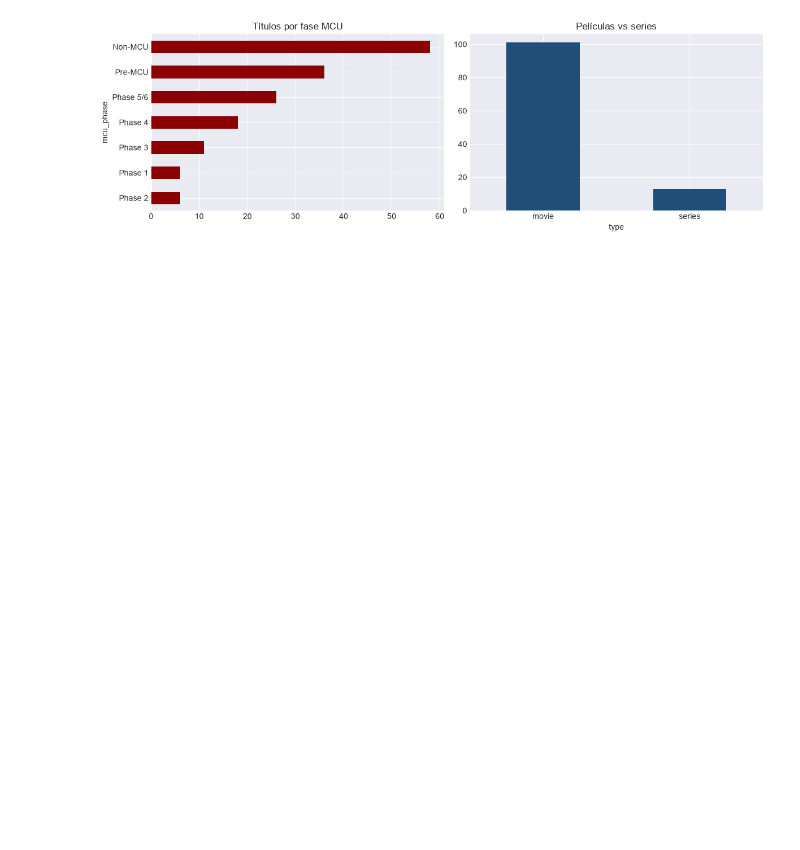
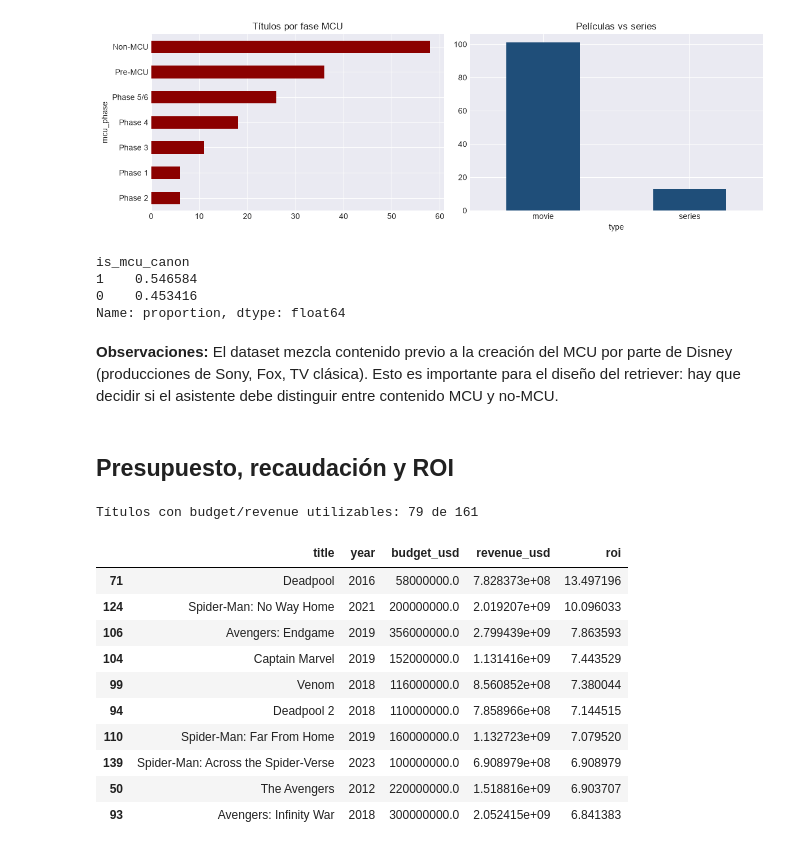
Before and after one commit to alegonzjur/MarvelIntelligenceAssistant, a Jupyter notebook: notebooks/01_eda_nb.ipynb, the cells around one changed output. Cells and saved outputs as stored; diff of their text form; code cells hidden in the pictures; blank space fills up the shorter version.

```diff
--- a/notebooks/01_eda_nb.ipynb
+++ b/notebooks/01_eda_nb.ipynb
@@ -112,3 +112,36 @@ plt.tight_layout()
 plt.show()
 # %% [output]
 [figure]
+# %%
+# Distribución de contenido del MCU y no-MCU.
+df_master['is_mcu_canon'].value_counts(normalize=True)
+# %% [output]
+is_mcu_canon
+1    0.546584
+0    0.453416
+Name: proportion, dtype: float64
+# %% [markdown]
+**Observaciones:** El dataset mezcla contenido previo a la creación del MCU por parte de Disney (producciones de Sony, Fox, TV clásica). Esto es importante para el diseño del retriever: hay que decidir si el asistente debe distinguir entre contenido MCU y no-MCU.
+# %% [markdown]
+## Presupuesto, recaudación y ROI
+# %%
+# Filtramos por budget y revenue positivos.
+fin = df_master[['title','year','budget_usd','revenue_usd']].dropna()
+fin = fin[fin['budget_usd'] > 0]
+fin['roi'] = fin['revenue_usd'] / fin['budget_usd']
+
+print(f'Títulos con budget/revenue utilizables: {len(fin)} de {len(df_master)}')
+fin.sort_values('roi', ascending=False).head(10)
+# %% [output]
+Títulos con budget/revenue utilizables: 79 de 161
+|  | title | year | budget_usd | revenue_usd | roi |
+| 71 | Deadpool | 2016 | 58000000.0 | 7.828373e+08 | 13.497196 |
+| 124 | Spider-Man: No Way Home | 2021 | 200000000.0 | 2.019207e+09 | 10.096033 |
+| 106 | Avengers: Endgame | 2019 | 356000000.0 | 2.799439e+09 | 7.863593 |
+| 104 | Captain Marvel | 2019 | 152000000.0 | 1.131416e+09 | 7.443529 |
+| 99 | Venom | 2018 | 116000000.0 | 8.560852e+08 | 7.380044 |
+| 94 | Deadpool 2 | 2018 | 110000000.0 | 7.858966e+08 | 7.144515 |
+| 110 | Spider-Man: Far From Home | 2019 | 160000000.0 | 1.132723e+09 | 7.079520 |
+| 139 | Spider-Man: Across the Spider-Verse | 2023 | 100000000.0 | 6.908979e+08 | 6.908979 |
+| 50 | The Avengers | 2012 | 220000000.0 | 1.518816e+09 | 6.903707 |
+| 93 | Avengers: Infinity War | 2018 | 300000000.0 | 2.052415e+09 | 6.841383 |
```
Also changed, not shown: parts of 17 cells of this notebook.
